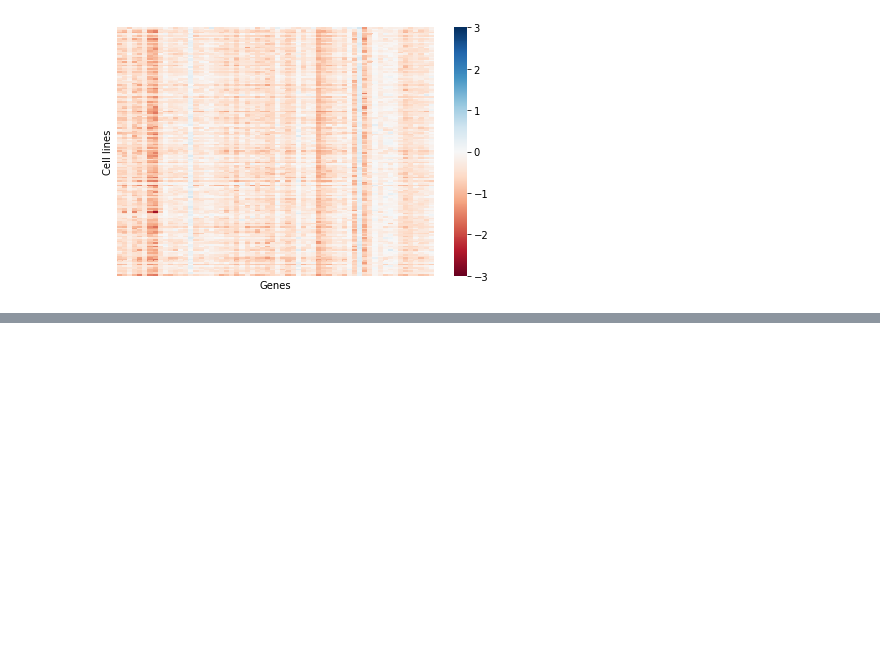
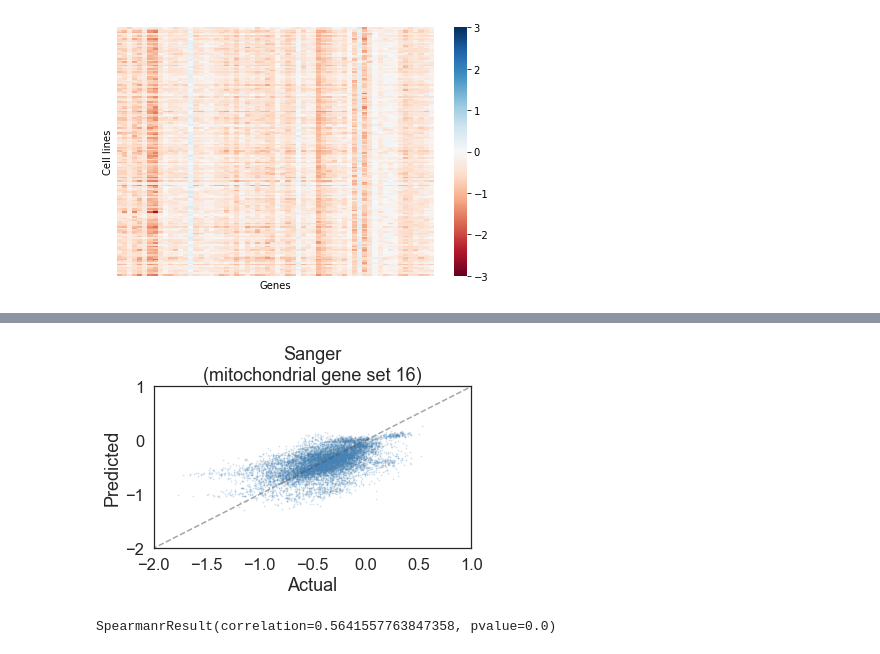
Before and after one commit to pritchardlabatpsu/cga_app, a Jupyter notebook: notebooks/12d-pred_actual.ipynb, the cells around one changed output, grey strips where cells are left out. Drawn from its saved outputs; the diff is of its cells as text; code cells hidden in the pictures; blank space fills up the shorter version.

```diff
--- a/notebooks/12d-pred_actual.ipynb
+++ b/notebooks/12d-pred_actual.ipynb
@@ -48,0 +54,15 @@ plt.tight_layout()
+# %%
+sns.set(font_scale = 1.5)
+sns.set_style("white")
+plt.figure()
+plt.plot([-3,2], [-3,2], ls="--", c=".3", alpha=0.5)
+ax = sns.scatterplot(y_compr_ext['actual'].values.flatten(), y_compr_ext['predicted'].values.flatten(),
+                     s = 3, alpha=0.25, linewidth=0, color='steelblue')
+ax.set(xlabel='Actual', ylabel='Predicted', title='Sanger\n(mitochondrial gene set 16)', xlim=[-2,1], ylim=[-2,1])
+plt.tight_layout()
+# %% [output]
+[figure, added]
+# %%
+spearmanr(y_compr_ext['actual'].values.flatten(), y_compr_ext['predicted'].values.flatten())
+# %% [output]
+SpearmanrResult(correlation=0.5641557763847358, pvalue=0.0)
```
Also changed, not shown: parts of 5 cells of this notebook, 2 other files.
